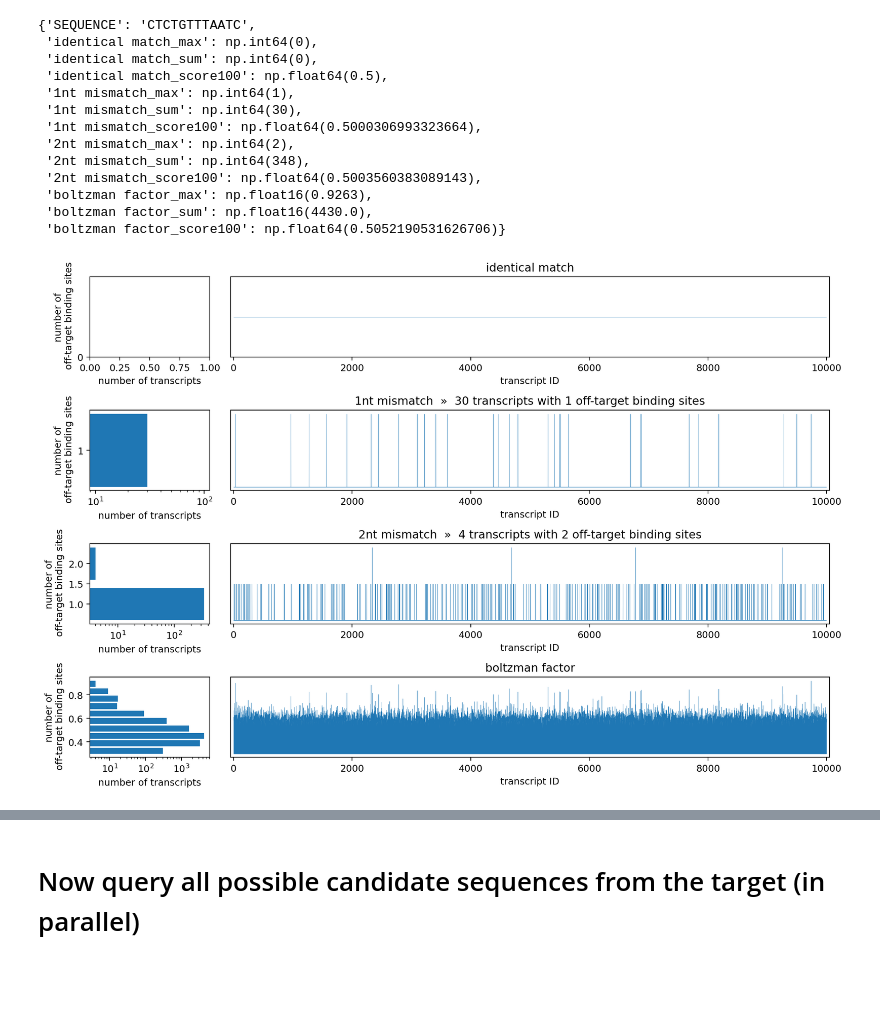
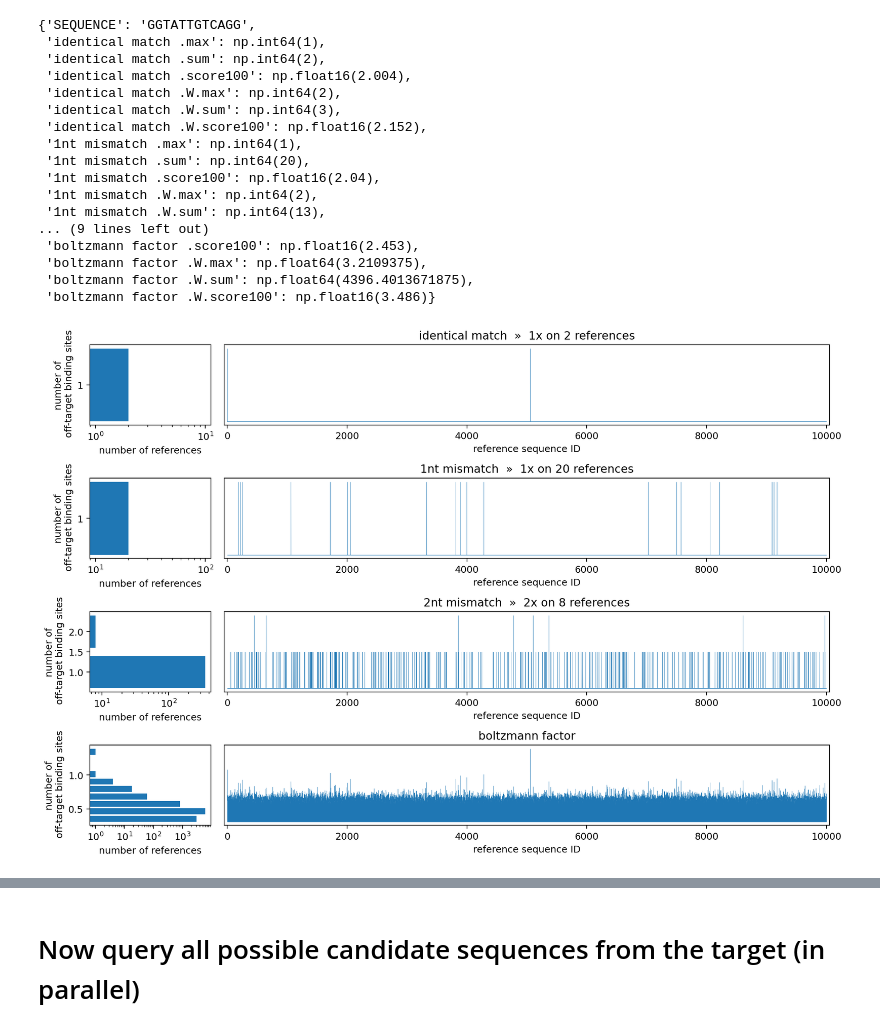
Before and after one commit to Q1vy/iGEM2025-TRAPS-Software-and-Modelling, a Jupyter notebook: target_search_test.ipynb, the cells around one changed output, grey strips where cells are left out. Cells and saved outputs as stored; diff of their text form; code cells hidden in the pictures; blank space fills up the shorter version.

```diff
--- a/target_search_test.ipynb
+++ b/target_search_test.ipynb
@@ -62,4 +68,12 @@ sc_results
 # %%
-reference_dataset = pd.DataFrame([{"SEQ_NAME": f"random_transcript_#{i}", "SEQUENCE": random_seq(size = 10**3)} for i in range(10000)])    # The reference to check against, i.e. a transcript from the transcriptome in this example
-query             = pd.Series(    {"SEQ_NAME": "random_candidate",        "SEQUENCE": random_seq(size = 12)})                              #  Binding Site Candidate
+binding_site_len = 12  # length of the binding sites (8-12 for pumby)
 plot = True
+
+# generate input sequences
+reference_dataset = pd.DataFrame([{"SEQ_NAME": f"random_transcript_#{i}", "SEQUENCE": random_seq(size = 10**3), "WEIGHT": np.random.poisson(100)/10} for i in range(10000)])  # The reference to check against, i.e. a transcript from the transcriptome in this example
+target_sequence   = pd.Series(    {"SEQ_NAME": "random_target",           "SEQUENCE": random_seq(size = 800),   "WEIGHT": 1})                                           # The sequence from which we want ot find the best/unique binding site
+
+# generate dataset of all possible binding sequences
+query_dataset = pd.DataFrame([{"SEQ_NAME": target_sequence.SEQ_NAME + f"_{k}:{k+binding_site_len}", "SEQUENCE":target_sequence.SEQUENCE[k:k+binding_site_len],  "WEIGHT": target_sequence.WEIGHT} for k in range(len(target_sequence.SEQUENCE)-binding_site_len)] )
+query = query_dataset.sample().iloc[0]  # pick a random binding site candidate for this test
+query
@@ -94,0 +114,8 @@ detailed_query_results
+# %%
+def signif(x, p):
+    '''round to p = number of nonzero digits
+    adapted from Scott Gigante from https://stackoverflow.com/questions/18915378/rounding-to-significant-figures-in-numpy'''
+    x = np.asarray(x)
+    x_positive = np.where(np.isfinite(x) & (x != 0), np.abs(x), 10**(p-1))
+    mags = 10 ** (p - 1 - np.floor(np.log10(x_positive)))
+    return np.round(x * mags) / mags
@@ -95,48 +184,56 @@ detailed_query_results
 # %%
-### summarize interaction of query with reference dataset
-# now that we have a huge and detailed list of the interaction with every of the thousands of reference sequences (i.e. transcripts), we need to summarize again to only a few metrics telling how much this query sequence interacts with the references overall
+### summarize comparison of query with reference dataset
+# now that we have a huge and detailed list of the sequence comparison with every of the thousands of reference sequences (i.e. transcripts), we need to summarize again to only a few metrics telling how much this query sequence interacts with the references overall
 query_summary = {"SEQUENCE": query.SEQUENCE}
-if plot: fig, ax = plt.subplots(len(detailed_query_results.columns)-1, 2, figsize = (12, 8), gridspec_kw={'width_ratios': [1, 5]}, dpi = 180)
+if plot: fig, ax = plt.subplots(len(detailed_search_results.columns)-2, 2, figsize = (12, 8), gridspec_kw={'width_ratios': [1, 5]}, dpi = 180)
 
-for i, col in enumerate(detailed_query_results.drop("SEQ_NAME", axis = 1).columns): # iterate over all the metrics that should be summarized
-    metric = detailed_query_results[col]
+for i, col in enumerate(detailed_search_results.drop(["SEQ_NAME", "WEIGHT"], axis = 1).columns): # iterate over all the metrics that should be summarized
+    metric = detailed_search_results[col]
+    Wetric = detailed_search_results[col] * detailed_search_results.WEIGHT # weighted by the
     e = 100
-    query_summary[metric.name+f"_max"] = metric.max()  # What was the highest number of off-target binding sites on a single transcript
-    query_summary[metric.name+f"_sum"] = metric.sum()  # What was the total number of off-target binding sites on the whole transcriptome
-    query_summary[metric.name+f"_score{e}"] = np.emath.logn(e, np.sum(e**(metric/e))) - 1.5 # something inbetween max and sum, its a weighted sum where 100 trancripts with one binding site are worth as much as one transcript with two binding sites.  This penelizes outliers with a high number of binding sites on a single transcript, while still containing the information of all other transcripts as well. The e = 100 was chosen arbitrarily, there likly is a better way of weighting all this
+    query_summary[metric.name+f" .max"] = metric.max()  # What was the highest number of off-target binding sites on a single reference i.e. transcript
+    query_summary[metric.name+f" .sum"] = metric.sum()  # What was the total number of off-target binding sites on the whole reference dataset i.e. transcriptome
+    query_summary[metric.name+f" .score{e}"] = np.emath.logn(e, np.sum(np.pow(e, metric, dtype = np.double))).astype("float16")  # something inbetween max and sum, its a weighted sum where 100 references with one binding site are worth as much as one reference with two binding sites.  This penelizes outliers with a high number of binding sites on a single reference, while still containing the information of all other references as well. The e = 100 was chosen arbitrarily, there likly is a better way of weighting all this
+    query_summary[metric.name+f" .W.max"] = Wetric.max()  # What was the highest number of off-target binding sites on a single reference i.e. transcript
+    query_summary[metric.name+f" .W.sum"] = Wetric.sum()  # What was the total number of off-target binding sites on the whole reference dataset i.e. transcriptome
+    query_summary[metric.name+f" .W.score{e}"] = np.emath.logn(e, np.sum(np.pow(e, Wetric, dtype = np.double))).astype("float16")  # something inbetween max and sum, its a weighted sum where 100 references with one binding site are worth as much as one reference with two binding sites.  This penelizes outliers with a high number of binding sites on a single reference, while still containing the information of all other references as well. The e = 100 was chosen arbitrarily, there likly is a better way of weighting all this
     insert = "" # for plotting labels
     if plot:
         if metric.max() > 0 and i < 3: # i.e. if there are mismatches to plot. i==3 is pseudo prob and metric.max() <= 0 is no mismatches
-            insert = f"  »  {(metric == metric.max()).sum()} transcripts with {metric.max()} off-target binding sites"
+            insert = f"  »  {metric.max()}x on {(metric == metric.max()).sum()} references"
             ax[i,0].hist(metric, log = True, range = (0.5, metric.max()+0.5), bins = np.ceil(metric.max()).astype(int), orientation='horizontal', rwidth = .8) # ignore the 0 mismatch per transcript bin, it might be to large
-            if  metric.max() == 1: # with at most one mistmatch per transcript, the histogram has only one bar
+            if  metric.max() == 1: # with at most one mistmatch per reference, the histogram has only one bar
                 ax[i,0].set_yticks([1])
         elif i==3:
             ax[i,0].hist(metric, log = True, orientation='horizontal', rwidth = .8) # plot predicted binding pseudo probability (not normalized, i.e. arbitrary units)
         else:
             ax[i,0].set_yticks([0])
 
         ax[i,1].fill_between(np.arange(len(metric)), np.zeros(len(metric)), metric, ec = "tab:blue", fc = "tab:blue", lw = 0.2, alpha = 1)
-        ax[i,0].set_xlabel("number of transcripts")
+        ax[i,0].set_xlabel("number of references")
         ax[i,0].set_ylabel("number of\n off-target binding sites")
-        ax[i,1].set_xlabel("transcript ID")
+        ax[i,1].set_xlabel("reference sequence ID")
         ax[i,1].set_xlim(-len(metric)*0.005, len(metric)*1.005)
         ax[i,1].set_title(metric.name + insert)
         ax[i,1].set_yticks([])
         plt.tight_layout()
 query_summary
 # %% [output]
-{'SEQUENCE': 'CTCTGTTTAATC',
- 'identical match_max': np.int64(0),
- 'identical match_sum': np.int64(0),
- 'identical match_score100': np.float64(0.5),
- '1nt mismatch_max': np.int64(1),
- '1nt mismatch_sum': np.int64(30),
- '1nt mismatch_score100': np.float64(0.5000306993323664),
- '2nt mismatch_max': np.int64(2),
- '2nt mismatch_sum': np.int64(348),
- '2nt mismatch_score100': np.float64(0.5003560383089143),
- 'boltzman factor_max': np.float16(0.9263),
- 'boltzman factor_sum': np.float16(4430.0),
- 'boltzman factor_score100': np.float64(0.5052190531626706)}
+{'SEQUENCE': 'GGTATTGTCAGG',
+ 'identical match .max': np.int64(1),
+ 'identical match .sum': np.int64(2),
+ 'identical match .score100': np.float16(2.004),
+ 'identical match .W.max': np.int64(2),
+ 'identical match .W.sum': np.int64(3),
+ 'identical match .W.score100': np.float16(2.152),
+ '1nt mismatch .max': np.int64(1),
+ '1nt mismatch .sum': np.int64(20),
+ '1nt mismatch .score100': np.float16(2.04),
+ '1nt mismatch .W.max': np.int64(2),
+ '1nt mismatch .W.sum': np.int64(13),
+... (9 lines left out)
+ 'boltzmann factor .score100': np.float16(2.453),
+ 'boltzmann factor .W.max': np.float64(3.2109375),
+ 'boltzmann factor .W.sum': np.float64(4396.4013671875),
+ 'boltzmann factor .W.score100': np.float16(3.486)}
-[figure, old version]
+[figure, new version]
```
Also changed, not shown: parts of 22 cells of this notebook.
